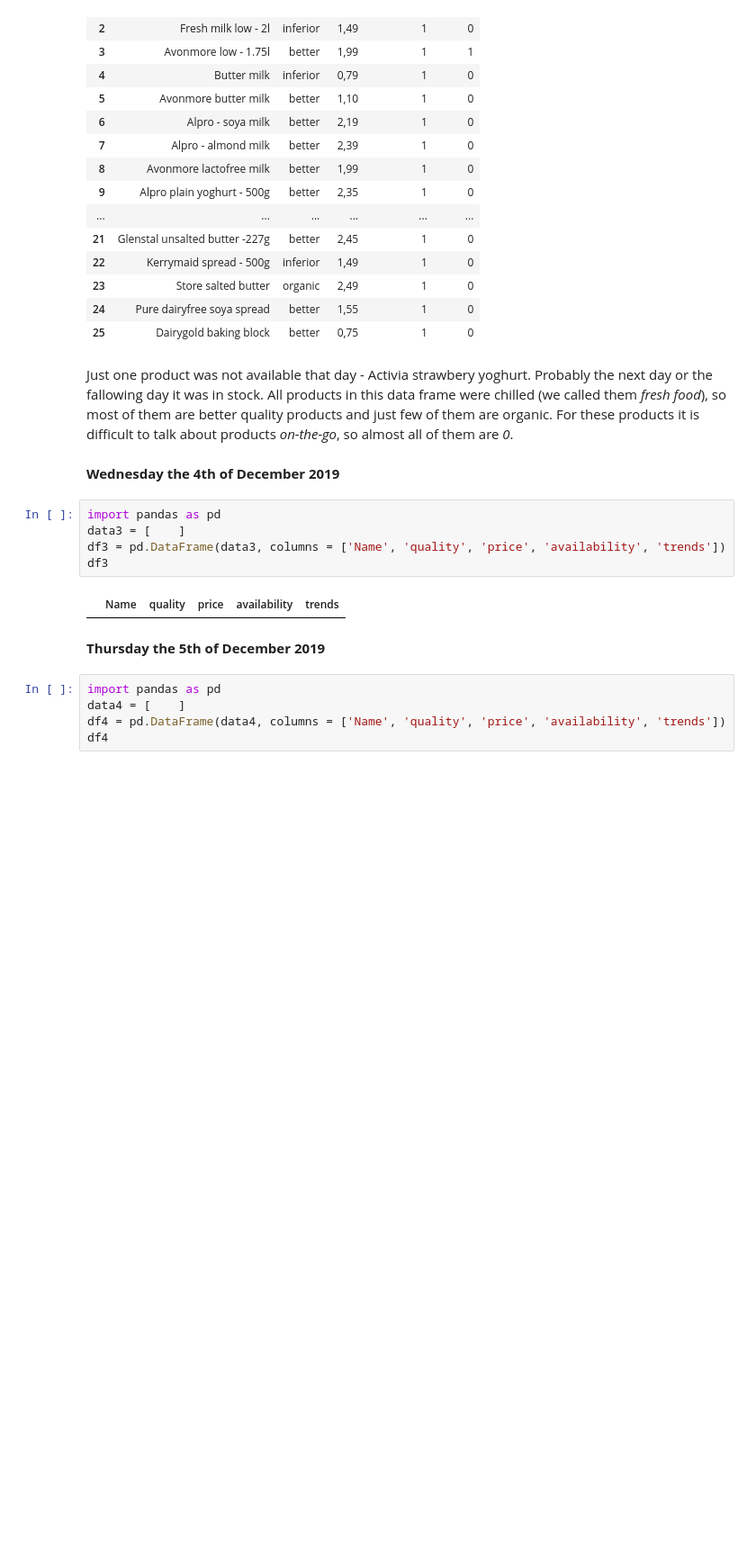
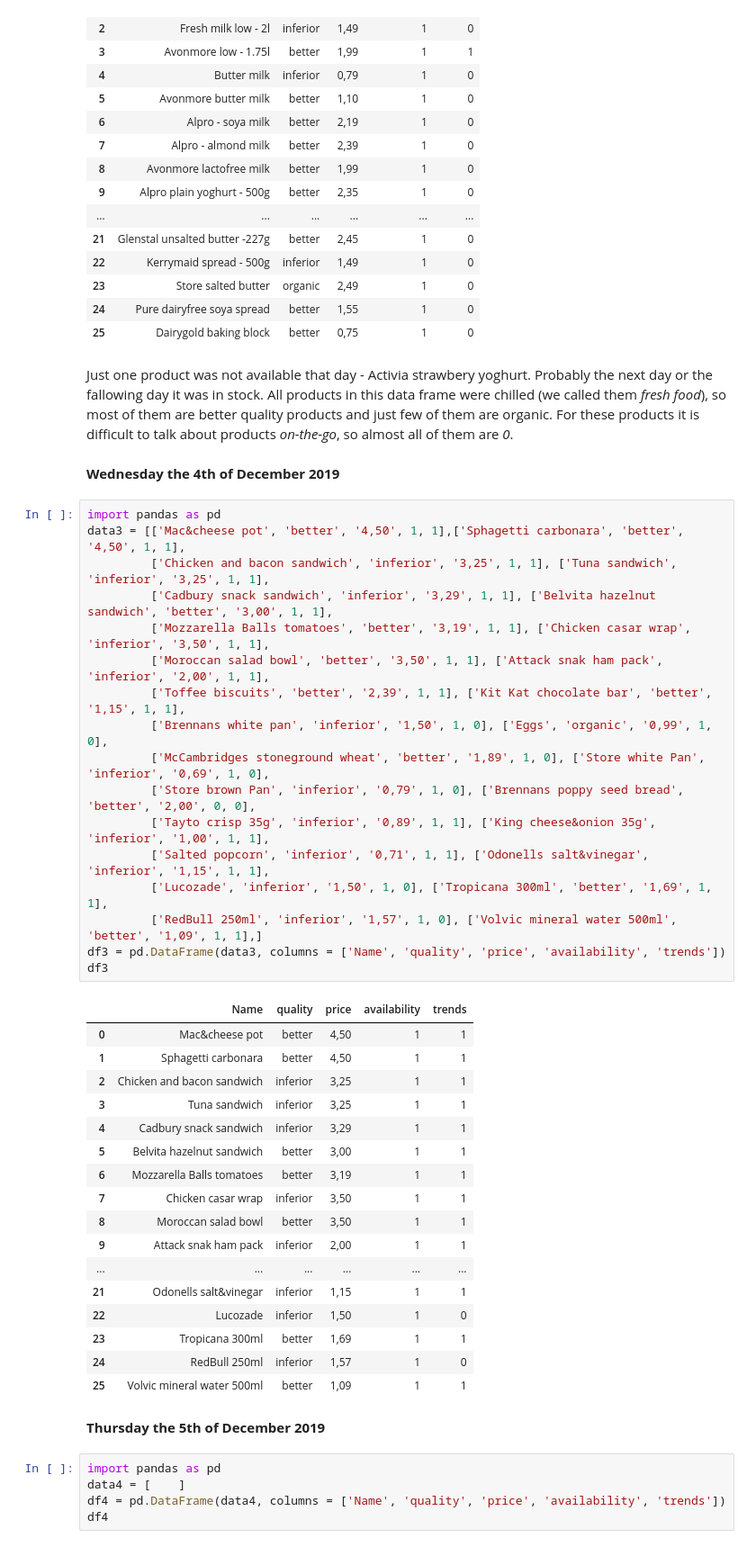
Before and after one commit to karolinaszafranbelzowska/grocery-shopping, a Jupyter notebook: grocery-shopping.ipynb, the cells around one changed output. Shown at 90% size. Cells and saved outputs as stored; diff of their text form; blank space fills up the shorter version.

```diff
--- a/grocery-shopping.ipynb
+++ b/grocery-shopping.ipynb
@@ -177,13 +185,41 @@ df2
 Just one product was not available that day - Activia strawbery yoghurt. Probably the next day or the fallowing day it was in stock. All products in this data frame were chilled (we called them _fresh food_), so most of them are better quality products and just few of them are organic. For these products it is difficult to talk about products _on-the-go_, so almost all of them are _0_.
 # %% [markdown]
 **Wednesday the 4th of December 2019**
-# %%
-import pandas as pd
-data3 = [    ]
-df3 = pd.DataFrame(data3, columns = ['Name', 'quality', 'price', 'availability', 'trends'])
-df3
-# %% [output]
-|  | Name | quality | price | availability | trends |
+# %%
+import pandas as pd
+data3 = [['Mac&cheese pot', 'better', '4,50', 1, 1],['Sphagetti carbonara', 'better', '4,50', 1, 1],
+         ['Chicken and bacon sandwich', 'inferior', '3,25', 1, 1], ['Tuna sandwich', 'inferior', '3,25', 1, 1],
+         ['Cadbury snack sandwich', 'inferior', '3,29', 1, 1], ['Belvita hazelnut sandwich', 'better', '3,00', 1, 1],
+         ['Mozzarella Balls tomatoes', 'better', '3,19', 1, 1], ['Chicken casar wrap', 'inferior', '3,50', 1, 1],
+         ['Moroccan salad bowl', 'better', '3,50', 1, 1], ['Attack snak ham pack', 'inferior', '2,00', 1, 1],
+         ['Toffee biscuits', 'better', '2,39', 1, 1], ['Kit Kat chocolate bar', 'better', '1,15', 1, 1],
+         ['Brennans white pan', 'inferior', '1,50', 1, 0], ['Eggs', 'organic', '0,99', 1, 0],
+         ['McCambridges stoneground wheat', 'better', '1,89', 1, 0], ['Store white Pan', 'inferior', '0,69', 1, 0],
+         ['Store brown Pan', 'inferior', '0,79', 1, 0], ['Brennans poppy seed bread', 'better', '2,00', 0, 0],
+         ['Tayto crisp 35g', 'inferior', '0,89', 1, 1], ['King cheese&onion 35g', 'inferior', '1,00', 1, 1],
+         ['Salted popcorn', 'inferior', '0,71', 1, 1], ['Odonells salt&vinegar', 'inferior', '1,15', 1, 1],
+         ['Lucozade', 'inferior', '1,50', 1, 0], ['Tropicana 300ml', 'better', '1,69', 1, 1],
+         ['RedBull 250ml', 'inferior', '1,57', 1, 0], ['Volvic mineral water 500ml', 'better', '1,09', 1, 1],]
+df3 = pd.DataFrame(data3, columns = ['Name', 'quality', 'price', 'availability', 'trends'])
+df3
+# %% [output]
+|  | Name | quality | price | availability | trends |
+| 0 | Mac&cheese pot | better | 4,50 | 1 | 1 |
+| 1 | Sphagetti carbonara | better | 4,50 | 1 | 1 |
+| 2 | Chicken and bacon sandwich | inferior | 3,25 | 1 | 1 |
+| 3 | Tuna sandwich | inferior | 3,25 | 1 | 1 |
+| 4 | Cadbury snack sandwich | inferior | 3,29 | 1 | 1 |
+| 5 | Belvita hazelnut sandwich | better | 3,00 | 1 | 1 |
+| 6 | Mozzarella Balls tomatoes | better | 3,19 | 1 | 1 |
+| 7 | Chicken casar wrap | inferior | 3,50 | 1 | 1 |
+| 8 | Moroccan salad bowl | better | 3,50 | 1 | 1 |
+| 9 | Attack snak ham pack | inferior | 2,00 | 1 | 1 |
+| ... | ... | ... | ... | ... | ... |
+| 21 | Odonells salt&vinegar | inferior | 1,15 | 1 | 1 |
+| 22 | Lucozade | inferior | 1,50 | 1 | 0 |
+| 23 | Tropicana 300ml | better | 1,69 | 1 | 1 |
+| 24 | RedBull 250ml | inferior | 1,57 | 1 | 0 |
+| 25 | Volvic mineral water 500ml | better | 1,09 | 1 | 1 |
 # %% [markdown]
 **Thursday the 5th of December 2019**
 # %%
```
Also changed, not shown: parts of 7 cells of this notebook.
